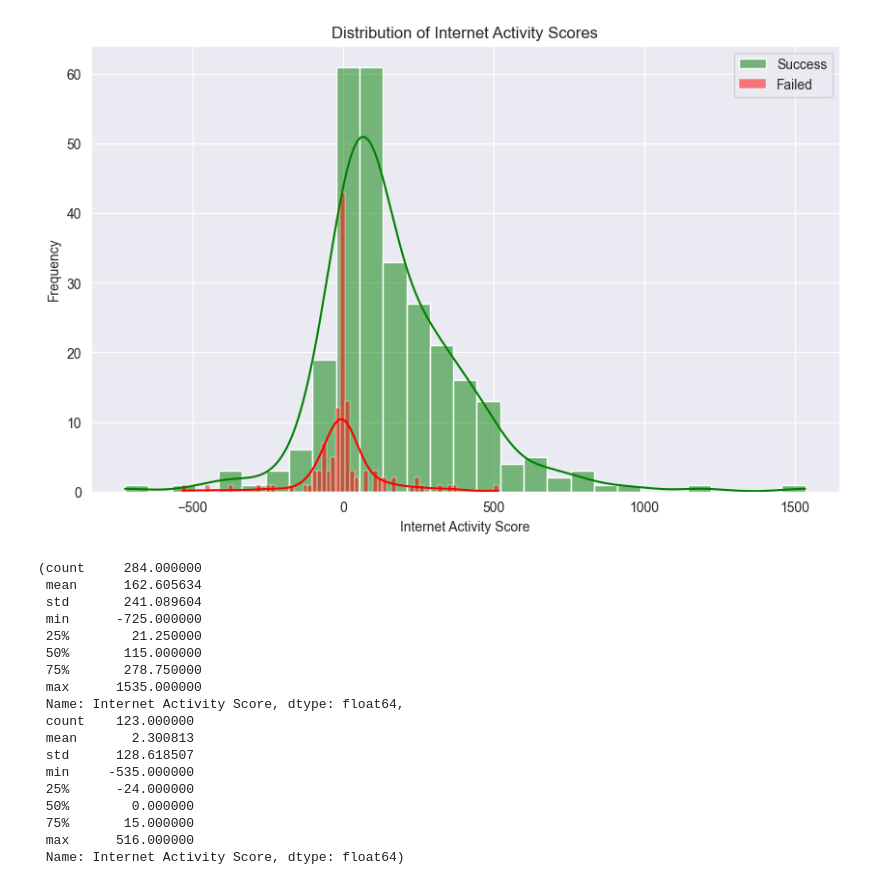
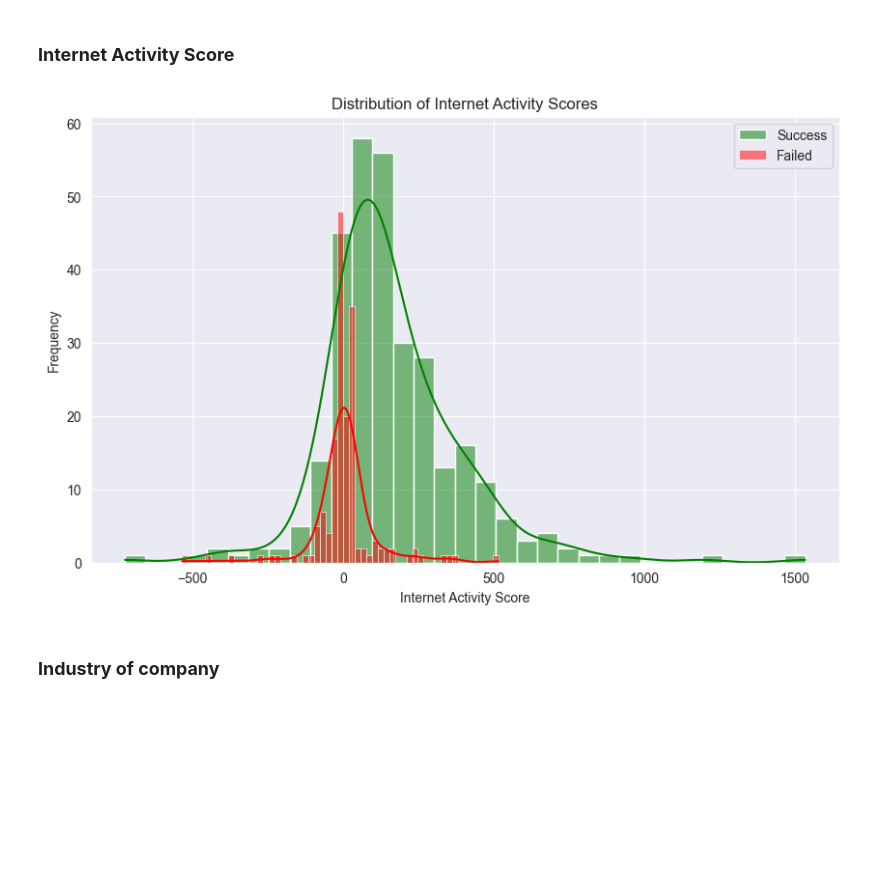
Before and after one commit to RobertArustamyan/StartupAnalyze, a Jupyter notebook: analysis.ipynb, the cells around one changed output. Cells and saved outputs as stored; diff of their text form; code cells hidden in the pictures; blank space fills up the shorter version.

```diff
--- a/analysis.ipynb
+++ b/analysis.ipynb
@@ -12,2 +14,3 @@ from Functions.internet_activity import InternetActivity
 # %%
 df = pd.read_csv(r"C:\Users\Mikayel\PycharmProjects\InternshipTask\Data\data.csv", encoding='latin-1')
+columns_for_model = []
@@ -20,23 +23,11 @@ AgeAnalyze.company_age_boxplot()
+# %% [markdown]
+### **Internet Activity Score**
 # %%
-InternetAnalyze = InternetActivity()
+InternetAnalyze = InternetActivity(dataframe=df)
+InternetAnalyze.fill_na_with_stage_mean()
 InternetAnalyze.analyze_internet_activity(plot=True)
+columns_for_model.append('Internet Activity Score')
 # %% [output]
-[figure, old version]
+[figure, new version]
-(count     284.000000
- mean      162.605634
- std       241.089604
- min      -725.000000
- 25%        21.250000
- 50%       115.000000
- 75%       278.750000
- max      1535.000000
- Name: Internet Activity Score, dtype: float64,
- count    123.000000
- mean       2.300813
- std      128.618507
- min     -535.000000
- 25%      -24.000000
- 50%        0.000000
- 75%       15.000000
- max      516.000000
- Name: Internet Activity Score, dtype: float64)
+# %% [markdown]
+### **Industry of company**
```
Also changed, not shown: parts of 6 cells of this notebook.
